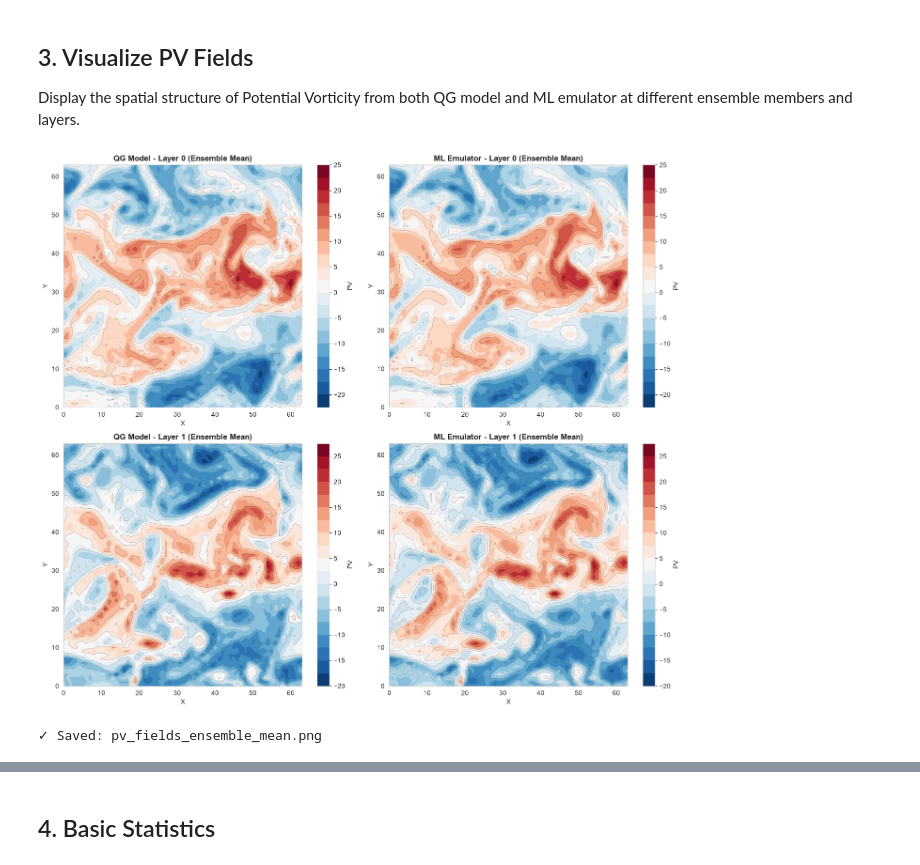
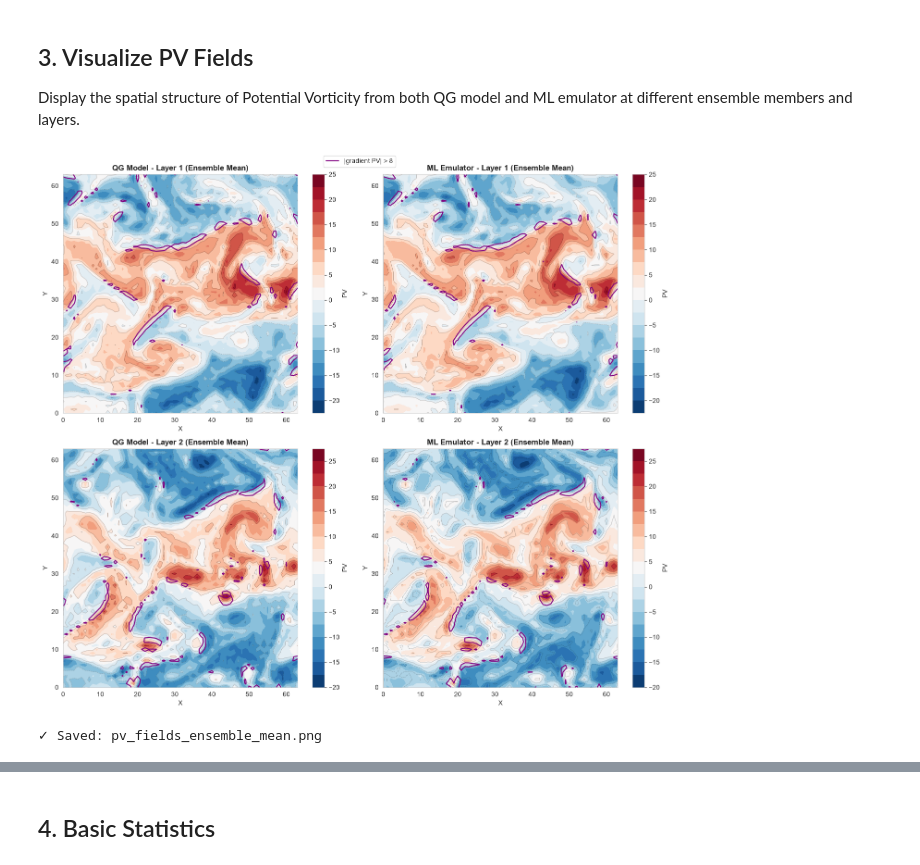
Before and after one commit to diegocarrio/QG_ML_Emulator, a Jupyter notebook: QG_ML_Analysis.ipynb, the cells around one changed output, grey strips where cells are left out. Saved outputs shown, nothing was run; the diff lists cells and outputs as text; code cells hidden in the pictures.

```diff
--- a/QG_ML_Analysis.ipynb
+++ b/QG_ML_Analysis.ipynb
@@ -74,47 +73,67 @@ pv_ml_mean_l0 = np.mean(pv_ml[:, 0, :, :], axis=0)
 pv_qg_mean_l1 = np.mean(pv_qg[:, 1, :, :], axis=0)
 pv_ml_mean_l1 = np.mean(pv_ml[:, 1, :, :], axis=0)
 
-# Layer 0 - QG Model
+# Compute horizontal PV-gradient magnitudes for the contour overlay
+def pv_gradient_magnitude(field):
+    grad_y, grad_x = np.gradient(np.asarray(field))
+    return np.hypot(grad_x, grad_y)
+
+pv_gradient_threshold = 7.5
+pv_qg_gradient_l0 = pv_gradient_magnitude(pv_qg_mean_l0)
+pv_ml_gradient_l0 = pv_gradient_magnitude(pv_ml_mean_l0)
+pv_qg_gradient_l1 = pv_gradient_magnitude(pv_qg_mean_l1)
+pv_ml_gradient_l1 = pv_gradient_magnitude(pv_ml_mean_l1)
+
+# Layer 1 - QG Model
 im1 = axes[0, 0].contourf(pv_qg_mean_l0, levels=20, cmap='RdBu_r')
 axes[0, 0].contour(pv_qg_mean_l0, levels=10, colors='black', linewidths=0.5, alpha=0.3)
-axes[0, 0].set_title('QG Model - Layer 0 (Ensemble Mean)', fontsize=12, fontweight='bold')
+axes[0, 0].contour(pv_qg_gradient_l0, levels=[pv_gradient_threshold], colors='purple', linewidths=1.5)
+axes[0, 0].set_title('QG Model - Layer 1 (Ensemble Mean)', fontsize=12, fontweight='bold')
 axes[0, 0].set_xlabel('X')
 axes[0, 0].set_ylabel('Y')
 cbar1 = plt.colorbar(im1, ax=axes[0, 0])
 cbar1.set_label('PV')
 
-# Layer 0 - ML Emulator
+# Layer 1 - ML Emulator
 im2 = axes[0, 1].contourf(pv_ml_mean_l0, levels=20, cmap='RdBu_r')
 axes[0, 1].contour(pv_ml_mean_l0, levels=10, colors='black', linewidths=0.5, alpha=0.3)
-axes[0, 1].set_title('ML Emulator - Layer 0 (Ensemble Mean)', fontsize=12, fontweight='bold')
+axes[0, 1].contour(pv_ml_gradient_l0, levels=[pv_gradient_threshold], colors='purple', linewidths=1.5)
+axes[0, 1].set_title('ML Emulator - Layer 1 (Ensemble Mean)', fontsize=12, fontweight='bold')
 axes[0, 1].set_xlabel('X')
 axes[0, 1].set_ylabel('Y')
 cbar2 = plt.colorbar(im2, ax=axes[0, 1])
 cbar2.set_label('PV')
 
-# Layer 1 - QG Model
+# Layer 2 - QG Model
 im3 = axes[1, 0].contourf(pv_qg_mean_l1, levels=20, cmap='RdBu_r')
 axes[1, 0].contour(pv_qg_mean_l1, levels=10, colors='black', linewidths=0.5, alpha=0.3)
-axes[1, 0].set_title('QG Model - Layer 1 (Ensemble Mean)', fontsize=12, fontweight='bold')
+axes[1, 0].contour(pv_qg_gradient_l1, levels=[pv_gradient_threshold], colors='purple', linewidths=1.5)
+axes[1, 0].set_title('QG Model - Layer 2 (Ensemble Mean)', fontsize=12, fontweight='bold')
 axes[1, 0].set_xlabel('X')
 axes[1, 0].set_ylabel('Y')
 cbar3 = plt.colorbar(im3, ax=axes[1, 0])
 cbar3.set_label('PV')
 
-# Layer 1 - ML Emulator
+# Layer 2 - ML Emulator
 im4 = axes[1, 1].contourf(pv_ml_mean_l1, levels=20, cmap='RdBu_r')
 axes[1, 1].contour(pv_ml_mean_l1, levels=10, colors='black', linewidths=0.5, alpha=0.3)
-axes[1, 1].set_title('ML Emulator - Layer 1 (Ensemble Mean)', fontsize=12, fontweight='bold')
+axes[1, 1].contour(pv_ml_gradient_l1, levels=[pv_gradient_threshold], colors='purple', linewidths=1.5)
+axes[1, 1].set_title('ML Emulator - Layer 2 (Ensemble Mean)', fontsize=12, fontweight='bold')
 axes[1, 1].set_xlabel('X')
 axes[1, 1].set_ylabel('Y')
 cbar4 = plt.colorbar(im4, ax=axes[1, 1])
 cbar4.set_label('PV')
 
+fig.legend(
+    handles=[plt.Line2D([0], [0], color='purple', linewidth=1.5, label='|gradient PV| > 8')],
+    loc='upper center',
+    bbox_to_anchor=(0.5, 1.01),
+)
 plt.tight_layout()
 plt.savefig('pv_fields_ensemble_mean.png', dpi=150, bbox_inches='tight')
 plt.show()
 
 print("✓ Saved: pv_fields_ensemble_mean.png")
 # %% [output]
-[figure, old version]
+[figure, new version]
 ✓ Saved: pv_fields_ensemble_mean.png
```
Also changed, not shown: parts of 10 cells of this notebook.
